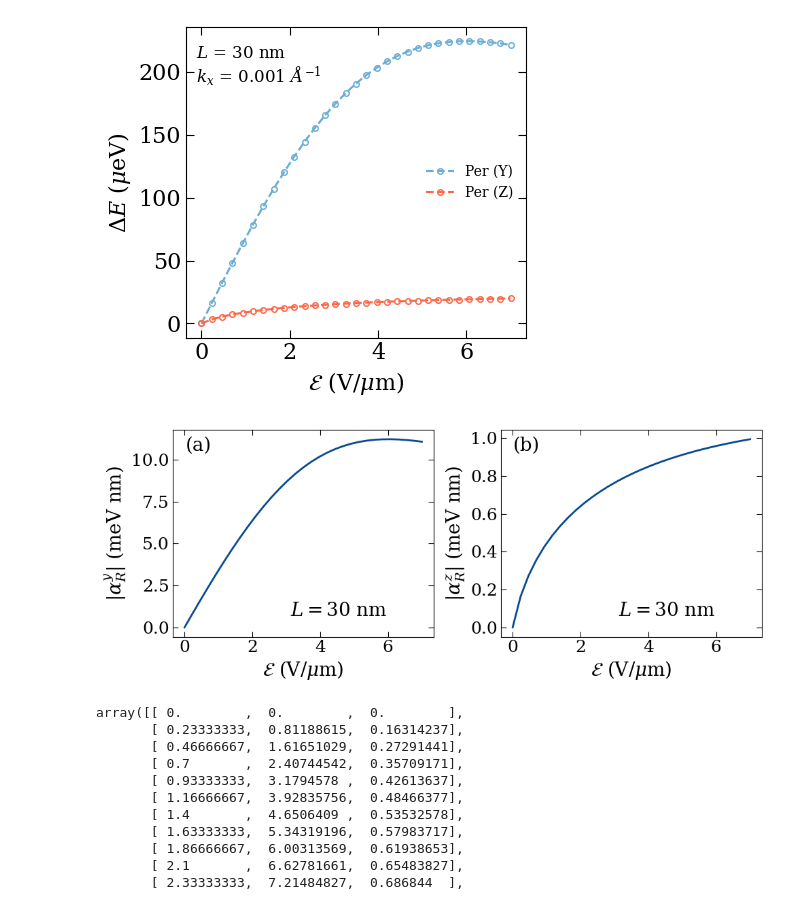
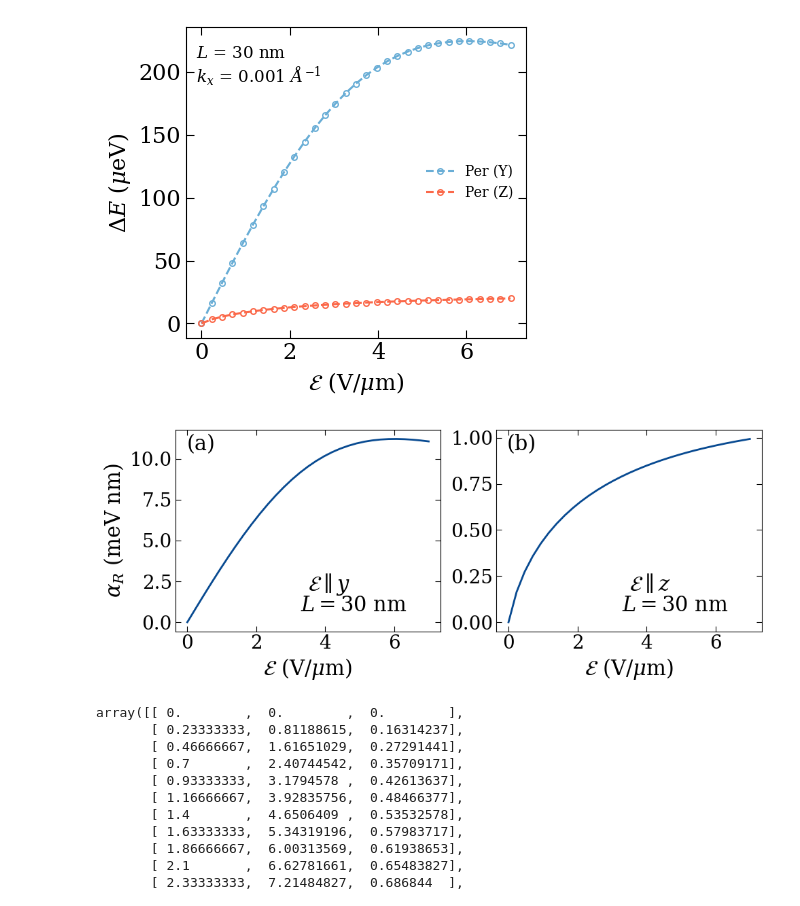
Before and after one commit to anirban8653/2H_Ge, a Jupyter notebook: Sec_IV_Large_elctric_field/Rashba_modulation_fig_5/plot_only_y_and_z_direction.ipynb, the cells around one changed output. Cells and saved outputs as stored; diff of their text form; code cells hidden in the pictures.

```diff
--- a/Sec_IV_Large_elctric_field/Rashba_modulation_fig_5/plot_only_y_and_z_direction.ipynb
+++ b/Sec_IV_Large_elctric_field/Rashba_modulation_fig_5/plot_only_y_and_z_direction.ipynb
@@ -146,11 +146,18 @@ ax_y.plot(
 # )
 
 ax_y.text(
+    0.5,
+    0.2,
+    r"$\mathcal{E}\parallel y$",
+    transform=ax_y.transAxes,
+    fontsize = 22
+)
+ax_y.text(
     0.45,
     0.1,
-    rf"$L={int(L/10)}$ nm",
+    rf" $L={int(L/10)}$ nm",
     transform=ax_y.transAxes,
-    fontsize = 20
+    fontsize = 22
 )
 
 # ax_y.text(
@@ -163,12 +170,12 @@ ax_y.text(
 
 ax_y.set_xlabel(
     r"$\mathcal{E}$ (V/$\mu$m)",
-    fontsize = 20
+    fontsize = 22
 )
 
 ax_y.set_ylabel(
-    r"$|\alpha_R^y|$ (meV nm)",
-    fontsize = 20
+    r"$\alpha_R$ (meV nm)",
+    fontsize = 22
 )
 
 ax_y.tick_params(
@@ -177,7 +184,7 @@ ax_y.tick_params(
     width=0.8,
     top=True,
     right=True,
-    labelsize=18
+    labelsize=20
 )
 
 ax_y.text(
@@ -185,7 +192,7 @@ ax_y.text(
     0.9,
     "(a)",
     transform=ax_y.transAxes,
-    fontsize = 20,
+    fontsize = 22,
     ha="right"
 )
 
@@ -209,12 +216,20 @@ ax_z.plot(
 #     fontsize=14
 # )
 
+
+ax_z.text(
+    0.5,
+    0.2,
+    r"$\mathcal{E}\parallel z$",
+    transform=ax_z.transAxes,
+    fontsize = 22
+)
 ax_z.text(
     0.45,
     0.1,
-    rf"$L={int(L/10)}$ nm",
+    rf" $L={int(L/10)}$ nm",
     transform=ax_z.transAxes,
-    fontsize = 20
+    fontsize = 22
 )
 
 # ax_z.text(
@@ -227,13 +242,13 @@ ax_z.text(
 
 ax_z.set_xlabel(
     r"$\mathcal{E}$ (V/$\mu$m)",
-    fontsize = 20
+    fontsize = 22
 )
 
-ax_z.set_ylabel(
-    r"$|\alpha_R^z|$ (meV nm)",
-    fontsize = 20
-)
+# ax_z.set_ylabel(
+#     r"$\alpha_R$ (meV nm)",
+#     fontsize = 20
+# )
 
 ax_z.tick_params(
     direction='in',
@@ -241,7 +256,7 @@ ax_z.tick_params(
     width=0.8,
     top=True,
     right=True,
-    labelsize=18
+    labelsize=20
 )
 
 ax_z.text(
@@ -249,38 +264,38 @@ ax_z.text(
     0.9,
     "(b)",
     transform=ax_z.transAxes,
-    fontsize = 20,
+    fontsize = 22,
     ha="right"
 )
 
 
 # ==============================================================
 #                 LAYOUT AND SAVING
 # ==============================================================
 
 plt.tight_layout()
 
 plt.savefig(
     f"alpha_plot_1x2_N{N}_L{L}_kx{kx}.png",
     dpi=300,
     bbox_inches="tight"
 )
 
 plt.savefig(
     f"alpha_linear_k.pdf",
     dpi=300,
     bbox_inches="tight"
 )
 
 plt.savefig(
     f"alpha_linear_k.svg",
     dpi=300,
     bbox_inches="tight"
 )
 
 plt.show()
 # %% [output]
-[figure, old version]
+[figure, new version]
 # %%
 np.column_stack((Efield, alpha_y_plot, alpha_z_plot))
 # %% [output]
```
Also changed, not shown: 9 other files.
